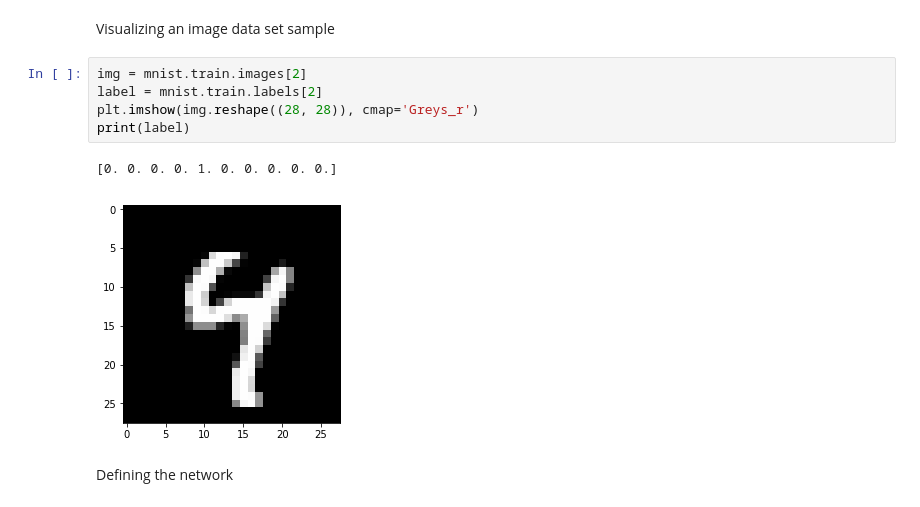
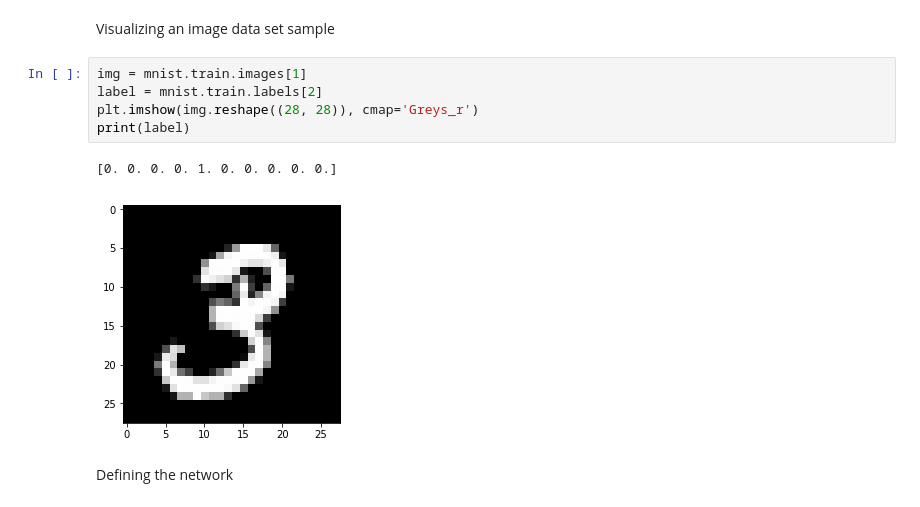
Before and after one commit to LucianoPAlmeida/mnist-number-classification, a Jupyter notebook: Numbers_Classification.ipynb, the cells around one changed output. Drawn from its saved outputs; the diff is of its cells as text.

```diff
--- a/Numbers_Classification.ipynb
+++ b/Numbers_Classification.ipynb
@@ -16,13 +16,13 @@ Extracting MNIST_data/t10k-labels-idx1-ubyte.gz
 # %% [markdown]
 Visualizing an image data set sample
 # %%
-img = mnist.train.images[2]
+img = mnist.train.images[1]
 label = mnist.train.labels[2]
 plt.imshow(img.reshape((28, 28)), cmap='Greys_r')
 print(label)
 # %% [output]
 [0. 0. 0. 0. 1. 0. 0. 0. 0. 0.]
-[figure, old version]
+[figure, new version]
 # %% [markdown]
 Defining the network
 # %%
```
Also changed, not shown: parts of 2 cells of this notebook, 1 other file.
